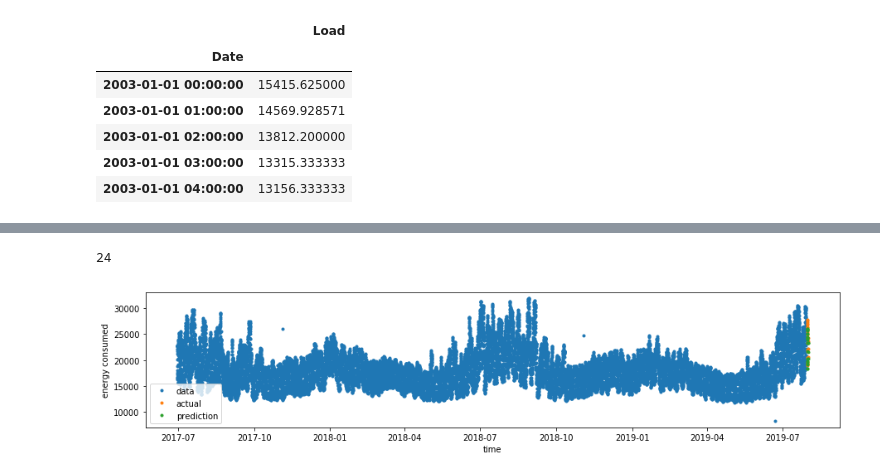
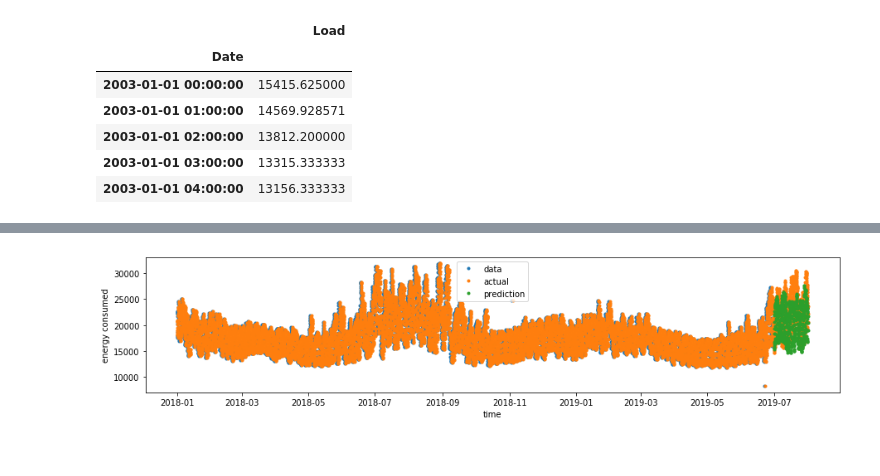
Before and after one commit to dmart49/nyiso_project, a Jupyter notebook: xgboost.ipynb, the cells around one changed output, grey strips where cells are left out. Saved outputs shown, nothing was run; the diff lists cells and outputs as text; code cells hidden in the pictures.

```diff
--- a/xgboost.ipynb
+++ b/xgboost.ipynb
@@ -428,9 +266,10 @@ y_test.shape
 # %%
-reg = xgb.XGBRegressor(n_estimators=1000)
+reg = xgb.XGBRegressor()
 # %%
-reg.fit(X_train, y_train,
-        eval_set=[(X_train, y_train), (X_test, y_test)],
-        early_stopping_rounds=24,
+reg.fit(X, y,
+        eval_set=[(X, y)],
+        eval_metric = 'mae',
+        early_stopping_rounds=25,
         verbose=False)
 # %% [output]
 XGBRegressor(base_score=0.5, booster='gbtree', colsample_bylevel=1,
@@ -448,9 +291,7 @@ xgb.plot_importance(reg, height = 1)
 # %%
 # feats = reg.get_booster().get_score(importance_type="weight")
 # feats
+# %%
+test, keep_cols, used_cols = data_prep(test)
 # %%
-y_pred = reg.predict(X_test)
+y_pred = reg.predict(test[used_cols])
-# %%
-len(y_pred)
-# %% [output]
-24
@@ -457,15 +300,15 @@ len(y_pred)
 # %%
 plt.figure(figsize=(15,3))
 plt.xlabel('time')
 plt.ylabel('energy consumed')
-plt.plot(X_train.index, y_train, '.', label='data')
-plt.plot(X_test.index, y_test, '.', label='actual')
-plt.plot(X_test.index, y_pred, '.', label='prediction')
+plt.plot(X.index, y, '.', label='data')
+plt.plot(df_.index, df_[target], '.', label='actual')
+plt.plot(test.index, y_pred, '.', label='prediction')
 plt.legend()
 # plt.xlim(left=date_from, right=date_to)
 plt.show()
 # %% [output]
-[figure, old version]
+[figure, new version]
 # %%
 def plot_(data, target, begin, end, title=None):
     plt.figure(figsize=(15,3))
```
Also changed, not shown: parts of 74 cells of this notebook.
